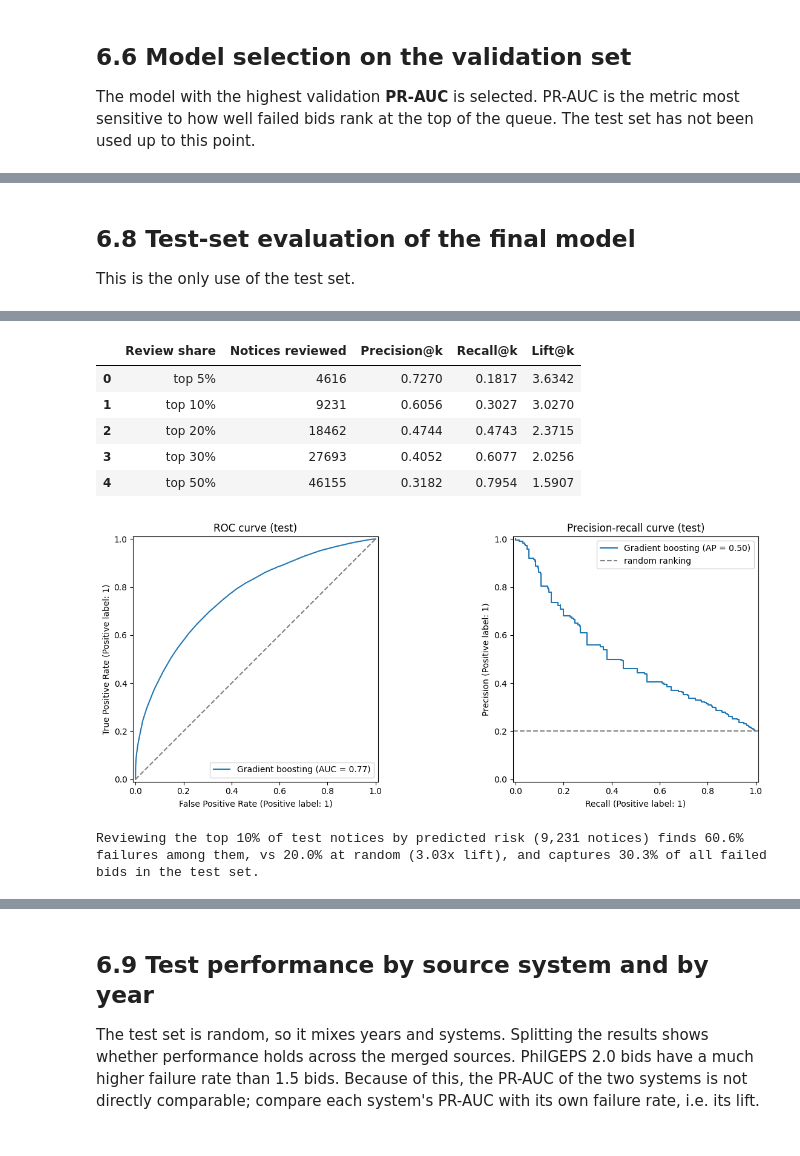
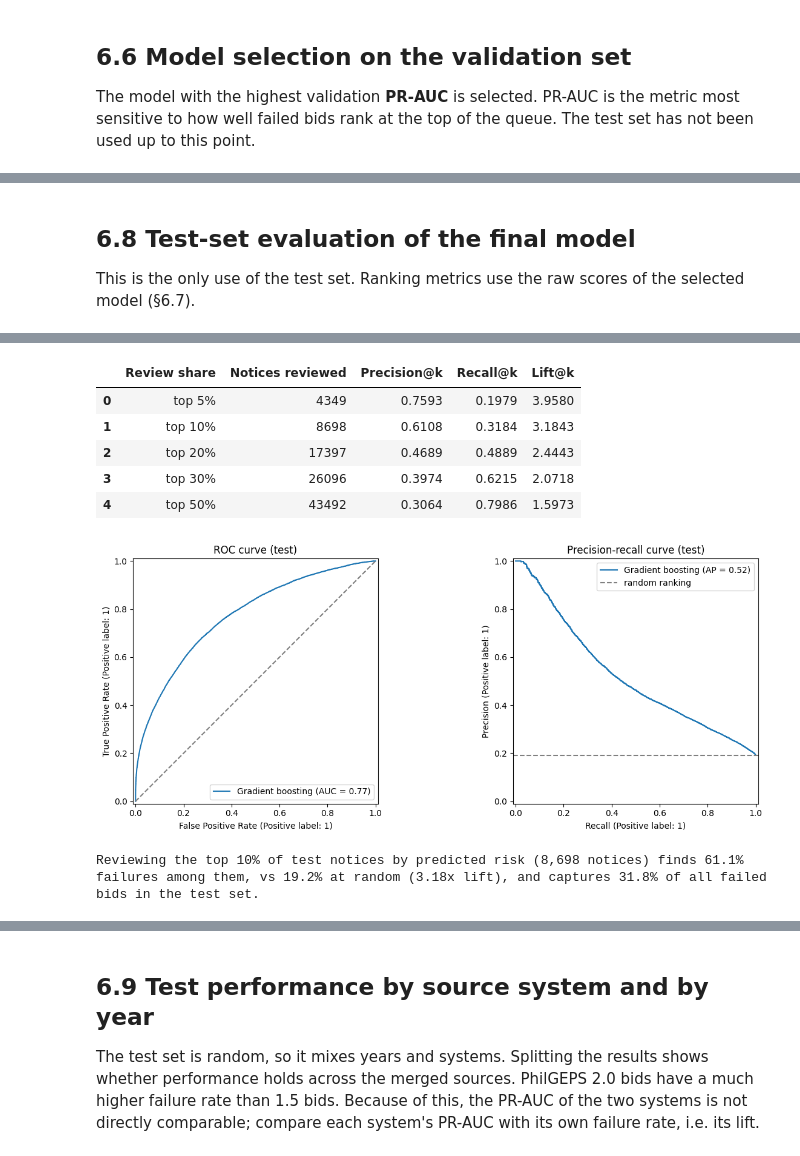
Before and after one commit to deyosa/philgeps-ml-project, a Jupyter notebook: notebooks/02_modeling.ipynb, the cells around one changed output, grey strips where cells are left out. Saved outputs shown, nothing was run; the diff lists cells and outputs as text; code cells hidden in the pictures.

```diff
--- a/notebooks/02_modeling.ipynb
+++ b/notebooks/02_modeling.ipynb
@@ -47,6 +47,8 @@ pd.set_option("display.float_format", lambda v: f"{v:,.4f}")
 pf.MODELS.mkdir(parents=True, exist_ok=True)
 
 bids = pd.read_parquet(pf.BIDS)
-labelled = bids[bids["Target_Failed"].notna()].reset_index(drop=True)
-print(f"Bids: {len(bids):,} | labelled: {len(labelled):,} | failure rate: {labelled.Target_Failed.mean() * 100:.2f}%")
+all_labelled = bids[bids["Target_Failed"].notna()].reset_index(drop=True)
+in_scope = all_labelled["in_model_scope"]
+print(f"Bids: {len(bids):,} | labelled: {len(all_labelled):,} | in model scope: {in_scope.sum():,} "
+      f"(2025 Q3–Q4 excluded: {(~in_scope).sum():,}) | failure rate in scope: {all_labelled.loc[in_scope, 'Target_Failed'].mean() * 100:.2f}%")
 # %% [output]
@@ -58,16 +62,9 @@ The split is stratified on outcome × source system, so each set keeps the same
 # %%
-def split_three(frame, target, seed=pf.RANDOM_STATE):
-    strata = frame[target].astype(int).astype(str) + "_" + frame["Source System"].astype(str)
-    train_idx, rest_idx = train_test_split(frame.index, test_size=0.30, stratify=strata, random_state=seed)
-    val_idx, test_idx = train_test_split(rest_idx, test_size=0.50, stratify=strata.loc[rest_idx], random_state=seed)
-    split = pd.Series("train", index=frame.index)
-    split.loc[val_idx] = "validation"
-    split.loc[test_idx] = "test"
-    return split
+all_labelled["split"] = pf.grouped_split(all_labelled, "Target_Failed")
+all_labelled[pf.KEY + ["split"]].to_parquet(pf.SPLITS, index=False)
+print("Notice groups in more than one set:", int(all_labelled.groupby("notice_group")["split"].nunique().gt(1).sum()))
 
-labelled["split"] = split_three(labelled, "Target_Failed")
-labelled[pf.KEY + ["split"]].to_parquet(pf.SPLITS, index=False)
-
+labelled = all_labelled[all_labelled["in_model_scope"]].reset_index(drop=True)
 split_summary = labelled.groupby(["split", "Source System"], observed=True)["Target_Failed"].agg(
     Bids="size", Failed="sum", **{"Failure rate": "mean"})
 display(split_summary)
@@ -241,18 +242,19 @@ Brier score on test: uncalibrated 0.1868 | calibrated 0.1307
 # %% [markdown]
 ## 6.8 Test-set evaluation of the final model
 
-This is the only use of the test set.
+This is the only use of the test set. Ranking metrics use the raw scores of the selected model (§6.7).
 # %%
-test_summary = pd.DataFrame([{"Model": f"{FINAL_MODEL} ({FINAL_SET})", **pf.summary_metrics(y_test, prob_test)}])
+test_summary = pd.DataFrame([{"Model": f"{FINAL_MODEL} ({FINAL_SET})", **pf.summary_metrics(y_test, raw_test),
+                              "Brier (calibrated)": brier_score_loss(y_test, prob_test)}])
 display(test_summary)
 
-queue = pf.queue_metrics(y_test, prob_test)
+queue = pf.queue_metrics(y_test, raw_test)
 display(queue)
 
 fig, axes = plt.subplots(1, 2, figsize=(13, 5))
-RocCurveDisplay.from_predictions(y_test, prob_test, ax=axes[0], name=FINAL_MODEL)
+RocCurveDisplay.from_predictions(y_test, raw_test, ax=axes[0], name=FINAL_MODEL)
 axes[0].plot([0, 1], [0, 1], "--", color="gray")
-PrecisionRecallDisplay.from_predictions(y_test, prob_test, ax=axes[1], name=FINAL_MODEL)
+PrecisionRecallDisplay.from_predictions(y_test, raw_test, ax=axes[1], name=FINAL_MODEL)
 axes[1].axhline(y_test.mean(), ls="--", color="gray", label="random ranking")
 axes[1].legend()
 axes[0].set_title("ROC curve (test)"); axes[1].set_title("Precision-recall curve (test)")
@@ -268,11 +270,11 @@ print(f"Reviewing the top 10% of test notices by predicted risk ({int(k['Notices
 |  | Review share | Notices reviewed | Precision@k | Recall@k | Lift@k |
-| 0 | top 5% | 4616 | 0.7270 | 0.1817 | 3.6342 |
-| 1 | top 10% | 9231 | 0.6056 | 0.3027 | 3.0270 |
-| 2 | top 20% | 18462 | 0.4744 | 0.4743 | 2.3715 |
-| 3 | top 30% | 27693 | 0.4052 | 0.6077 | 2.0256 |
-| 4 | top 50% | 46155 | 0.3182 | 0.7954 | 1.5907 |
+| 0 | top 5% | 4349 | 0.7593 | 0.1979 | 3.9580 |
+| 1 | top 10% | 8698 | 0.6108 | 0.3184 | 3.1843 |
+| 2 | top 20% | 17397 | 0.4689 | 0.4889 | 2.4443 |
+| 3 | top 30% | 26096 | 0.3974 | 0.6215 | 2.0718 |
+| 4 | top 50% | 43492 | 0.3064 | 0.7986 | 1.5973 |
-[figure, old version]
+[figure, new version]
-Reviewing the top 10% of test notices by predicted risk (9,231 notices) finds 60.6% failures among them, vs 20.0% at random (3.03x lift), and captures 30.3% of all failed bids in the test set.
+Reviewing the top 10% of test notices by predicted risk (8,698 notices) finds 61.1% failures among them, vs 19.2% at random (3.18x lift), and captures 31.8% of all failed bids in the test set.
 # %% [markdown]
 ### 6.8.1 Confusion matrices at two cutoffs
 
```
Also changed, not shown: parts of 20 cells of this notebook, 8 other files.
